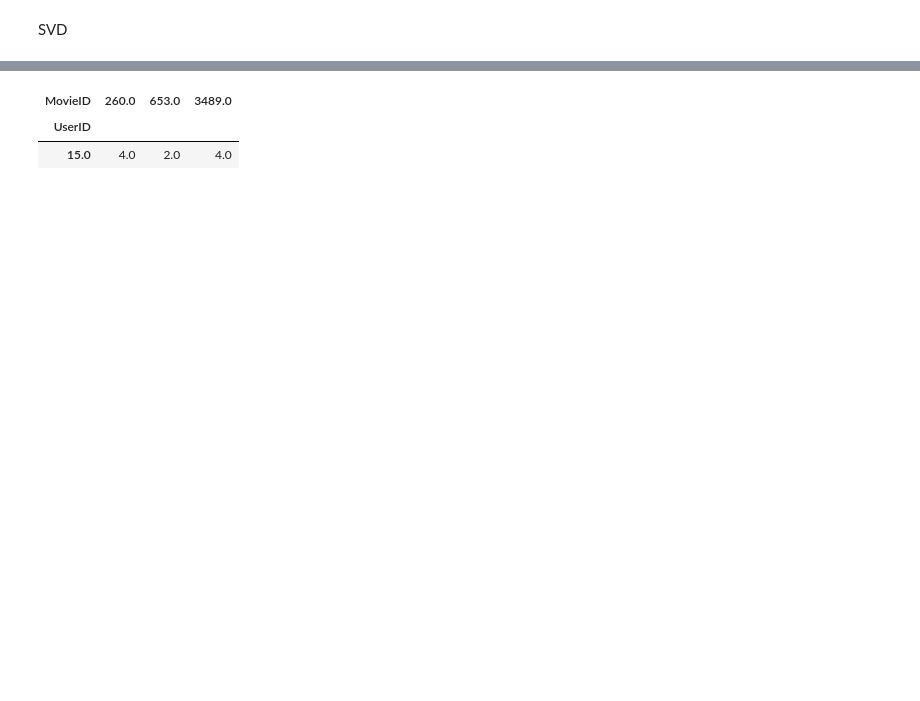
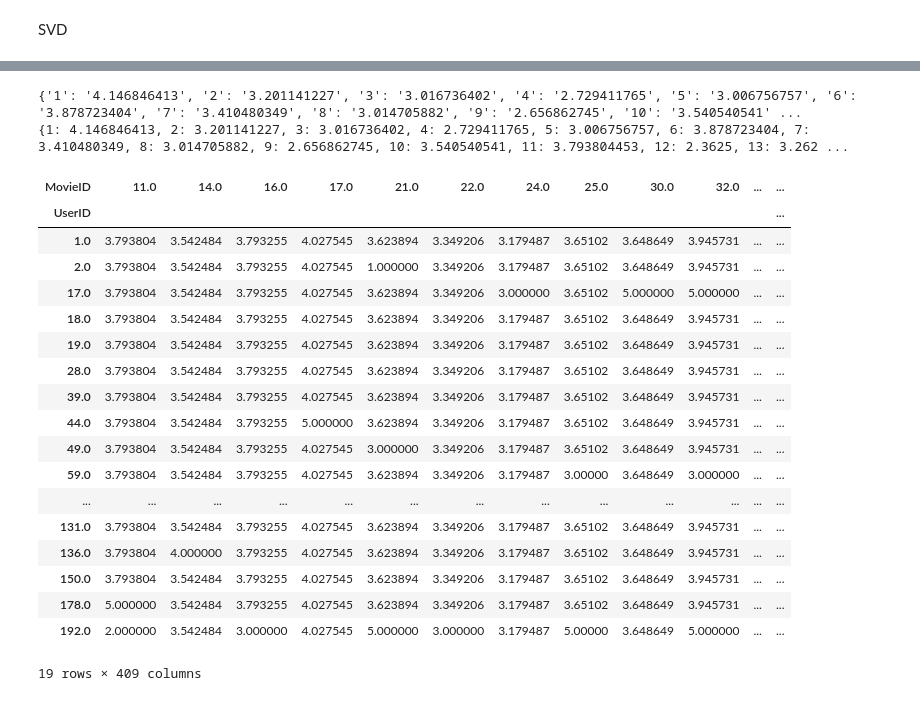
Before and after one commit to RecSys-The-Hood/MiniProject, a Jupyter notebook: KModes_SVD.ipynb, the cells around one changed output, grey strips where cells are left out. Drawn from its saved outputs; the diff is of its cells as text; code cells hidden in the pictures; blank space fills up the shorter version.

```diff
--- a/KModes_SVD.ipynb
+++ b/KModes_SVD.ipynb
@@ -27,7 +35,7 @@ def elbow_method(data, max_clusters=50):
 file_path = "./EncodedCombined2.csv"  # Replace with your dataset file path
 data = load_data(file_path)
 
-avg_rating = load_data("./Genre_Rating.csv")
+avg_rating = load_data("./Movie_Rating.csv")
 # Assuming the data matrix is constructed with users as rows and movies as columns
 data_matrix = data.iloc[:10000,:]  # Exclude first column (user IDs)
 # data_matrix.drop(columns=["Zip-code","Title"],inplace=True)
@@ -208,27 +232,49 @@ def get_non_zero_eigenvalues(Sigma):
     return non_zero_eigenvalues
 # %%
 new_user_cluster=2
-avgdict = avg_rating.set_index('Genre')['Avg. Rating'].to_dict() ## might need to change this
-avg_dict = {key: float(value)  for key, value in avgdict.items() if value != 'Avg. Rating'}
+avgdict = avg_rating.set_index('MovieID')['AvgRating'].to_dict() ## might need to change this
+print(avgdict)
+avg_dict = {int(key): float(value) for key, value in avgdict.items() if value!='Avg. Rating'}
+print(avg_dict)
 
 ratings_A = rows_per_clusters[new_user_cluster]
 column_names = [
     "UserID", "MovieID", "Rating", "Action", "Adventure", "Animation",
     "Children's", "Comedy", "Crime", "Documentary", "Drama", "Fantasy",
     "Film-Noir", "Horror", "Musical", "Mystery", "Romance", "Sci-Fi",
     "Thriller", "War", "Western", "Gender", "Age", "Occupation"
 ]
 ratings_df=pd.DataFrame(ratings_A,columns=column_names)
+# print(ratings_df)
 
 A=ratings_df.pivot(index='UserID', columns='MovieID', values='Rating')
-A_mat = pd.DataFrame(A)
-A_watched=A_mat.copy()
-A_mat= A_mat.fillna(avg_dict)
-A
+# print(A)
+# A_mat = pd.DataFrame(A)
+A_watched=A.copy()
+A_mat= A.fillna(avg_dict)
+A_mat
 # %% [output]
+{'1': '4.146846413', '2': '3.201141227', '3': '3.016736402', '4': '2.729411765', '5': '3.006756757', '6': '3.878723404', '7': '3.410480349', '8': '3.014705882', '9': '2.656862745', '10': '3.540540541' ...
+{1: 4.146846413, 2: 3.201141227, 3: 3.016736402, 4: 2.729411765, 5: 3.006756757, 6: 3.878723404, 7: 3.410480349, 8: 3.014705882, 9: 2.656862745, 10: 3.540540541, 11: 3.793804453, 12: 2.3625, 13: 3.262 ...
-| MovieID | 260.0 | 653.0 | 3489.0 |
-| UserID |  |  |  |
-| 15.0 | 4.0 | 2.0 | 4.0 |
+| MovieID | 11.0 | 14.0 | 16.0 | 17.0 | 21.0 | 22.0 | 24.0 | 25.0 | 30.0 | 32.0 | ... | ... |
+| UserID |  |  |  |  |  |  |  |  |  |  |  | ... |
+| 1.0 | 3.793804 | 3.542484 | 3.793255 | 4.027545 | 3.623894 | 3.349206 | 3.179487 | 3.65102 | 3.648649 | 3.945731 | ... | ... |
+| 2.0 | 3.793804 | 3.542484 | 3.793255 | 4.027545 | 1.000000 | 3.349206 | 3.179487 | 3.65102 | 3.648649 | 3.945731 | ... | ... |
+| 17.0 | 3.793804 | 3.542484 | 3.793255 | 4.027545 | 3.623894 | 3.349206 | 3.000000 | 3.65102 | 5.000000 | 5.000000 | ... | ... |
+| 18.0 | 3.793804 | 3.542484 | 3.793255 | 4.027545 | 3.623894 | 3.349206 | 3.179487 | 3.65102 | 3.648649 | 3.945731 | ... | ... |
+| 19.0 | 3.793804 | 3.542484 | 3.793255 | 4.027545 | 3.623894 | 3.349206 | 3.179487 | 3.65102 | 3.648649 | 3.945731 | ... | ... |
+| 28.0 | 3.793804 | 3.542484 | 3.793255 | 4.027545 | 3.623894 | 3.349206 | 3.179487 | 3.65102 | 3.648649 | 3.945731 | ... | ... |
+| 39.0 | 3.793804 | 3.542484 | 3.793255 | 4.027545 | 3.623894 | 3.349206 | 3.179487 | 3.65102 | 3.648649 | 3.945731 | ... | ... |
+| 44.0 | 3.793804 | 3.542484 | 3.793255 | 5.000000 | 3.623894 | 3.349206 | 3.179487 | 3.65102 | 3.648649 | 3.945731 | ... | ... |
+| 49.0 | 3.793804 | 3.542484 | 3.793255 | 4.027545 | 3.000000 | 3.349206 | 3.179487 | 3.65102 | 3.648649 | 3.945731 | ... | ... |
+| 59.0 | 3.793804 | 3.542484 | 3.793255 | 4.027545 | 3.623894 | 3.349206 | 3.179487 | 3.00000 | 3.648649 | 3.000000 | ... | ... |
+| ... | ... | ... | ... | ... | ... | ... | ... | ... | ... | ... | ... | ... |
+| 131.0 | 3.793804 | 3.542484 | 3.793255 | 4.027545 | 3.623894 | 3.349206 | 3.179487 | 3.65102 | 3.648649 | 3.945731 | ... | ... |
+| 136.0 | 3.793804 | 4.000000 | 3.793255 | 4.027545 | 3.623894 | 3.349206 | 3.179487 | 3.65102 | 3.648649 | 3.945731 | ... | ... |
+| 150.0 | 3.793804 | 3.542484 | 3.793255 | 4.027545 | 3.623894 | 3.349206 | 3.179487 | 3.65102 | 3.648649 | 3.945731 | ... | ... |
+| 178.0 | 5.000000 | 3.542484 | 3.793255 | 4.027545 | 3.623894 | 3.349206 | 3.179487 | 3.65102 | 3.648649 | 3.945731 | ... | ... |
+| 192.0 | 2.000000 | 3.542484 | 3.000000 | 4.027545 | 5.000000 | 3.000000 | 3.179487 | 5.00000 | 3.648649 | 5.000000 | ... | ... |
+19 rows × 409 columns
 # %%
 A_mat=A_mat.round(2)
 # print(A_mat.dtypes)
```
Also changed, not shown: parts of 17 cells of this notebook, 23 other files.
